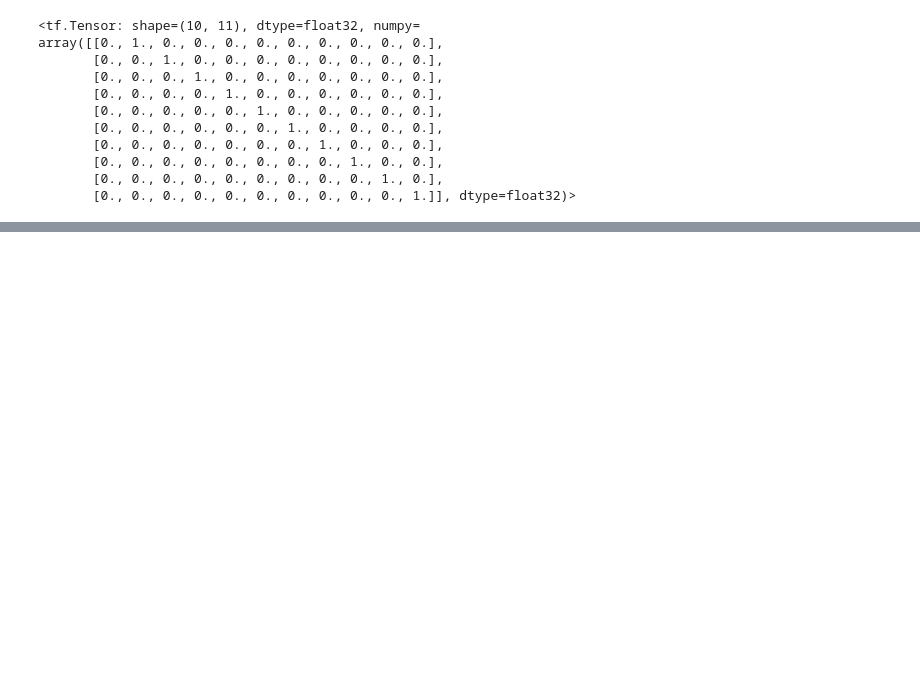
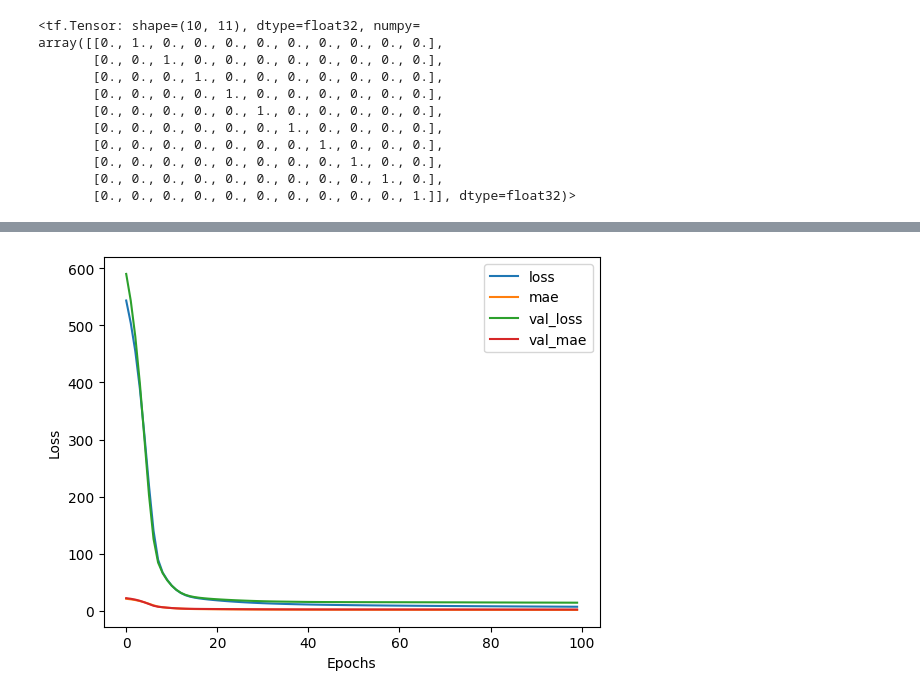
Before and after one commit to gokturkberke/tensorflow-deeplearning, a Jupyter notebook: 01_neural_network_regression.ipynb, the cells around one changed output, grey strips where cells are left out. Cells and saved outputs as stored; diff of their text form; code cells hidden in the pictures; blank space fills up the shorter version.

```diff
--- a/01_neural_network_regression.ipynb
+++ b/01_neural_network_regression.ipynb
@@ -1259,0 +1435,30 @@ array([[0., 1., 0., 0., 0., 0., 0., 0., 0., 0., 0.],
+# %%
+from tensorflow.keras.datasets import boston_housing
+
+# Veriyi yükle
+(train_data, train_targets), (test_data, test_targets) = boston_housing.load_data()
+
+# Normalize et
+from sklearn.preprocessing import StandardScaler
+scaler = StandardScaler()
+train_data = scaler.fit_transform(train_data)
+test_data = scaler.transform(test_data)
+
+# Model kur
+boston_model = tf.keras.Sequential([
+    tf.keras.layers.Dense(64, activation="relu"),
+    tf.keras.layers.Dense(64, activation="relu"),
+    tf.keras.layers.Dense(1)
+])
+
+boston_model.compile(optimizer="adam", loss="mse", metrics=["mae"])
+
+history_boston = boston_model.fit(train_data, train_targets,
+                                  validation_split=0.2,
+                                  epochs=100)
+
+pd.DataFrame(history_boston.history).plot()
+plt.ylabel("Loss")
+plt.xlabel("Epochs")
+plt.show()
+# %% [output]
@@ -1259,0 +1482 @@ array([[0., 1., 0., 0., 0., 0., 0., 0., 0., 0., 0.],
+[figure, added]
```
Also changed, not shown: parts of 9 cells of this notebook.
